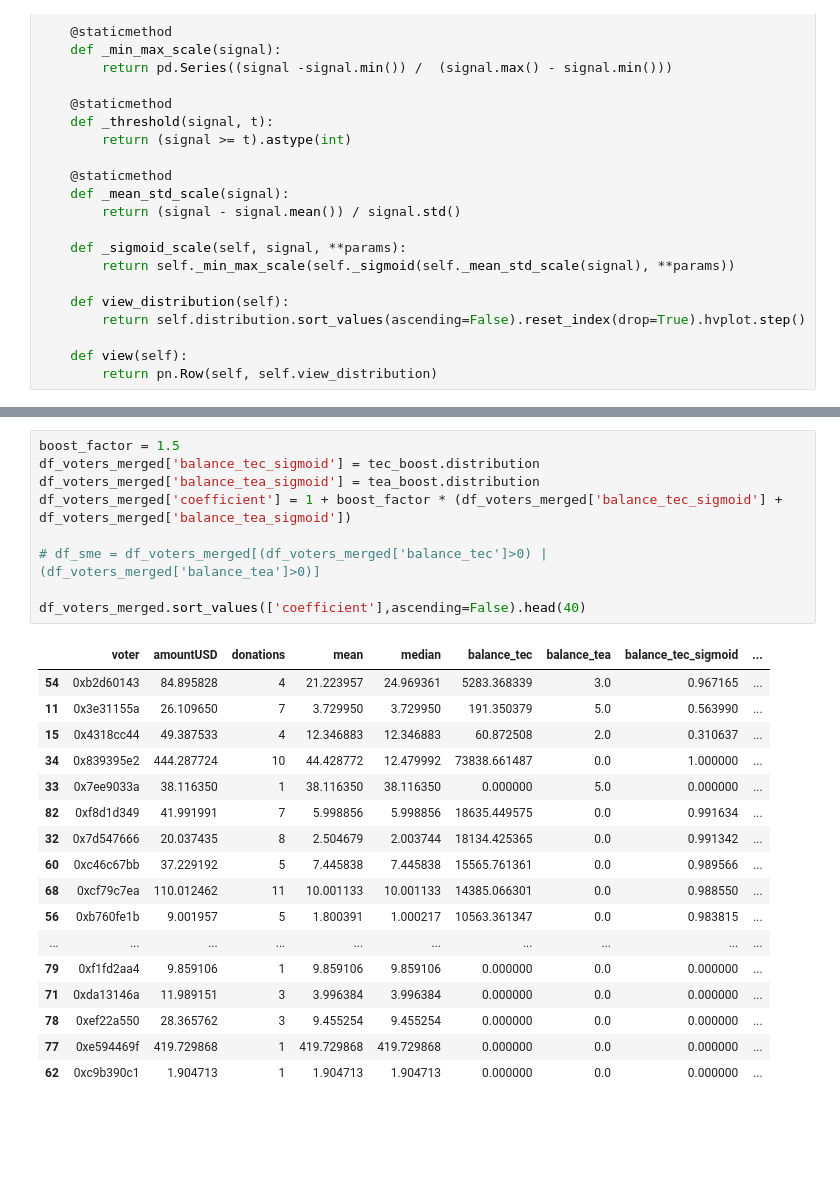
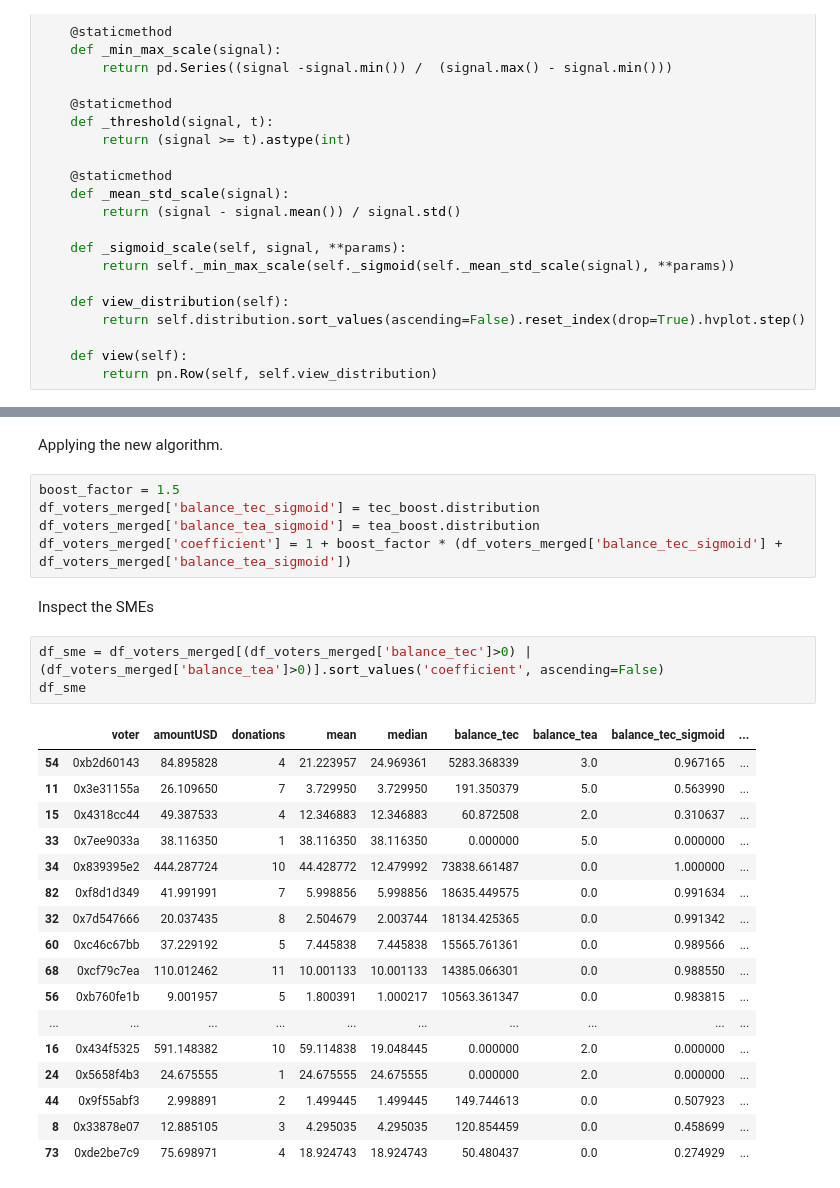
Before and after one commit to CommonsBuild/tqf, a Jupyter notebook: ygg-main-b-sigmoids.ipynb, the cells around one changed output, grey strips where cells are left out. Drawn from its saved outputs; the diff is of its cells as text; blank space fills up the shorter version.

```diff
--- a/ygg-main-b-sigmoids.ipynb
+++ b/ygg-main-b-sigmoids.ipynb
@@ -435,27 +429,30 @@ tea_boost.view()
+# %% [markdown]
+Applying the new algorithm.
 # %%
 boost_factor = 1.5
 df_voters_merged['balance_tec_sigmoid'] = tec_boost.distribution
 df_voters_merged['balance_tea_sigmoid'] = tea_boost.distribution
 df_voters_merged['coefficient'] = 1 + boost_factor * (df_voters_merged['balance_tec_sigmoid'] + df_voters_merged['balance_tea_sigmoid'])
-
-# df_sme = df_voters_merged[(df_voters_merged['balance_tec']>0) | (df_voters_merged['balance_tea']>0)]
-
-df_voters_merged.sort_values(['coefficient'],ascending=False).head(40)
-# %% [output]
-|  | voter | amountUSD | donations | mean | median | balance_tec | balance_tea | balance_tec_sigmoid | ... |
-| 54 | 0xb2d60143 | 84.895828 | 4 | 21.223957 | 24.969361 | 5283.368339 | 3.0 | 0.967165 | ... |
-| 11 | 0x3e31155a | 26.109650 | 7 | 3.729950 | 3.729950 | 191.350379 | 5.0 | 0.563990 | ... |
-| 15 | 0x4318cc44 | 49.387533 | 4 | 12.346883 | 12.346883 | 60.872508 | 2.0 | 0.310637 | ... |
-| 34 | 0x839395e2 | 444.287724 | 10 | 44.428772 | 12.479992 | 73838.661487 | 0.0 | 1.000000 | ... |
-| 33 | 0x7ee9033a | 38.116350 | 1 | 38.116350 | 38.116350 | 0.000000 | 5.0 | 0.000000 | ... |
-| 82 | 0xf8d1d349 | 41.991991 | 7 | 5.998856 | 5.998856 | 18635.449575 | 0.0 | 0.991634 | ... |
-| 32 | 0x7d547666 | 20.037435 | 8 | 2.504679 | 2.003744 | 18134.425365 | 0.0 | 0.991342 | ... |
-| 60 | 0xc46c67bb | 37.229192 | 5 | 7.445838 | 7.445838 | 15565.761361 | 0.0 | 0.989566 | ... |
-| 68 | 0xcf79c7ea | 110.012462 | 11 | 10.001133 | 10.001133 | 14385.066301 | 0.0 | 0.988550 | ... |
-| 56 | 0xb760fe1b | 9.001957 | 5 | 1.800391 | 1.000217 | 10563.361347 | 0.0 | 0.983815 | ... |
-| ... | ... | ... | ... | ... | ... | ... | ... | ... | ... |
-| 79 | 0xf1fd2aa4 | 9.859106 | 1 | 9.859106 | 9.859106 | 0.000000 | 0.0 | 0.000000 | ... |
-| 71 | 0xda13146a | 11.989151 | 3 | 3.996384 | 3.996384 | 0.000000 | 0.0 | 0.000000 | ... |
-| 78 | 0xef22a550 | 28.365762 | 3 | 9.455254 | 9.455254 | 0.000000 | 0.0 | 0.000000 | ... |
-| 77 | 0xe594469f | 419.729868 | 1 | 419.729868 | 419.729868 | 0.000000 | 0.0 | 0.000000 | ... |
-| 62 | 0xc9b390c1 | 1.904713 | 1 | 1.904713 | 1.904713 | 0.000000 | 0.0 | 0.000000 | ... |
+# %% [markdown]
+Inspect the SMEs
+# %%
+df_sme = df_voters_merged[(df_voters_merged['balance_tec']>0) | (df_voters_merged['balance_tea']>0)].sort_values('coefficient', ascending=False)
+df_sme
+# %% [output]
+|  | voter | amountUSD | donations | mean | median | balance_tec | balance_tea | balance_tec_sigmoid | ... |
+| 54 | 0xb2d60143 | 84.895828 | 4 | 21.223957 | 24.969361 | 5283.368339 | 3.0 | 0.967165 | ... |
+| 11 | 0x3e31155a | 26.109650 | 7 | 3.729950 | 3.729950 | 191.350379 | 5.0 | 0.563990 | ... |
+| 15 | 0x4318cc44 | 49.387533 | 4 | 12.346883 | 12.346883 | 60.872508 | 2.0 | 0.310637 | ... |
+| 33 | 0x7ee9033a | 38.116350 | 1 | 38.116350 | 38.116350 | 0.000000 | 5.0 | 0.000000 | ... |
+| 34 | 0x839395e2 | 444.287724 | 10 | 44.428772 | 12.479992 | 73838.661487 | 0.0 | 1.000000 | ... |
+| 82 | 0xf8d1d349 | 41.991991 | 7 | 5.998856 | 5.998856 | 18635.449575 | 0.0 | 0.991634 | ... |
+| 32 | 0x7d547666 | 20.037435 | 8 | 2.504679 | 2.003744 | 18134.425365 | 0.0 | 0.991342 | ... |
+| 60 | 0xc46c67bb | 37.229192 | 5 | 7.445838 | 7.445838 | 15565.761361 | 0.0 | 0.989566 | ... |
+| 68 | 0xcf79c7ea | 110.012462 | 11 | 10.001133 | 10.001133 | 14385.066301 | 0.0 | 0.988550 | ... |
+| 56 | 0xb760fe1b | 9.001957 | 5 | 1.800391 | 1.000217 | 10563.361347 | 0.0 | 0.983815 | ... |
+| ... | ... | ... | ... | ... | ... | ... | ... | ... | ... |
+| 16 | 0x434f5325 | 591.148382 | 10 | 59.114838 | 19.048445 | 0.000000 | 2.0 | 0.000000 | ... |
+| 24 | 0x5658f4b3 | 24.675555 | 1 | 24.675555 | 24.675555 | 0.000000 | 2.0 | 0.000000 | ... |
+| 44 | 0x9f55abf3 | 2.998891 | 2 | 1.499445 | 1.499445 | 149.744613 | 0.0 | 0.507923 | ... |
+| 8 | 0x33878e07 | 12.885105 | 3 | 4.295035 | 4.295035 | 120.854459 | 0.0 | 0.458699 | ... |
+| 73 | 0xde2be7c9 | 75.698971 | 4 | 18.924743 | 18.924743 | 50.480437 | 0.0 | 0.274929 | ... |
```
Also changed, not shown: parts of 14 cells of this notebook, 2 other files.
